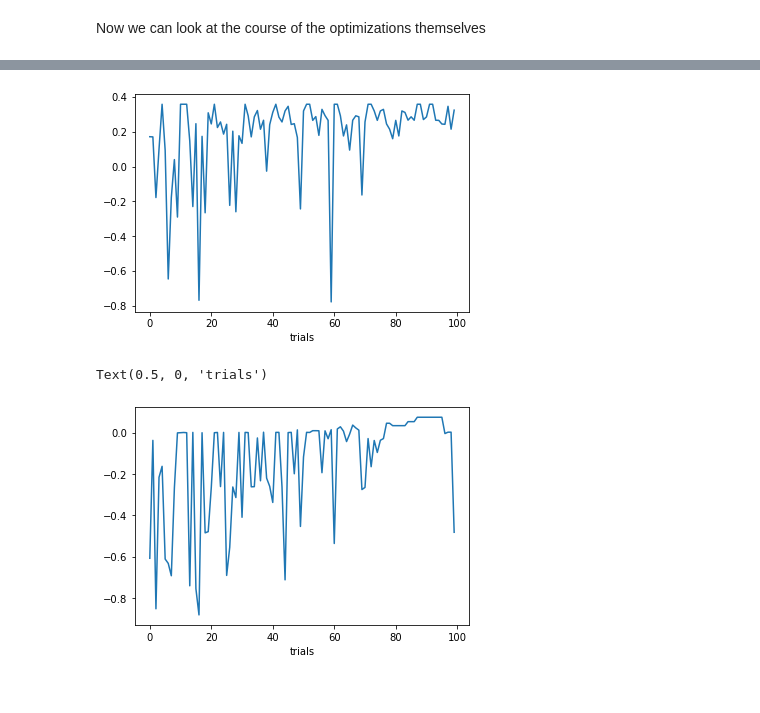
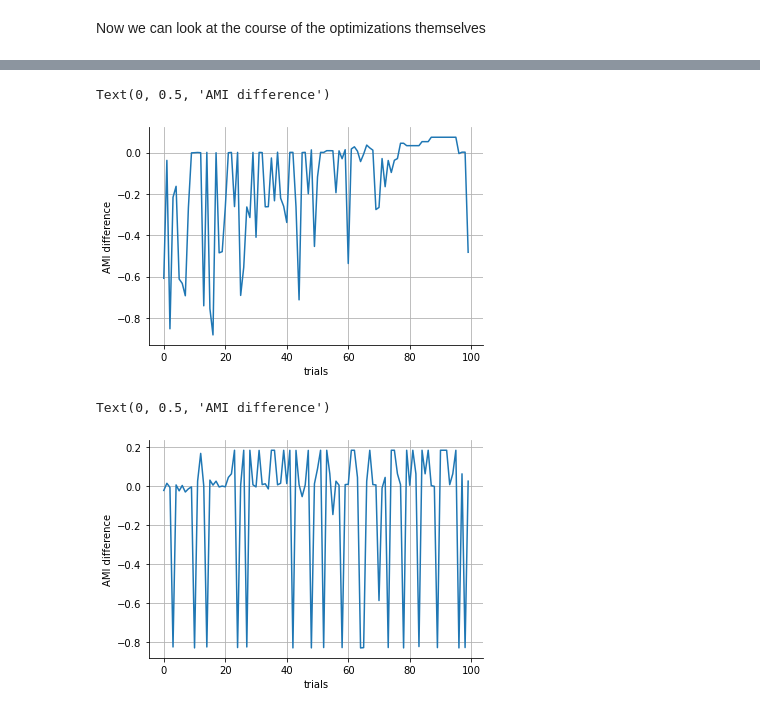
Before and after one commit to thullmann/overoptimism-clust-algo, a Jupyter notebook: notebooks/Optimizations/Optuna_Results_Analysis.ipynb, the cells around one changed output, grey strips where cells are left out. Cells and saved outputs as stored; diff of their text form; code cells hidden in the pictures.

```diff
--- a/notebooks/Optimizations/Optuna_Results_Analysis.ipynb
+++ b/notebooks/Optimizations/Optuna_Results_Analysis.ipynb
@@ -145,3 +146,13 @@ Now we can look at the course of the optimizations themselves
 df1 = two_moons_study.trials_dataframe(attrs=("number", "value", "params", "state"))
 df2 = blobs_study.trials_dataframe(attrs=("number", "value", "params", "state"))
 df3 = ring_study.trials_dataframe(attrs=("number", "value", "params", "state"))
+# %%
+plt.rcParams['axes.grid'] = True
+plt.rcParams['axes.spines.top'] = False
+plt.rcParams['axes.spines.right'] = False
+plt.rcParams['axes.spines.bottom'] = True
+plt.rcParams['axes.spines.left'] = True
+df1['value'].plot()
+plt.xlabel('trials')
+plt.ylabel('AMI difference')
+plt.savefig('moons_verlauf.png')
@@ -148,11 +161,14 @@ df3 = ring_study.trials_dataframe(attrs=("number", "value", "params", "state"))
 # %%
-df1['value'].plot()
+df2['value'].plot()
 plt.xlabel('trials')
+plt.ylabel('AMI difference')
 # %% [output]
+Text(0, 0.5, 'AMI difference')
-[figure, old version]
+[figure, new version]
 # %%
-df2['value'].plot()
+df3['value'].plot()
 plt.xlabel('trials')
+plt.ylabel('AMI difference')
 # %% [output]
-Text(0.5, 0, 'trials')
+Text(0, 0.5, 'AMI difference')
-[figure, old version]
+[figure, new version]
```
Also changed, not shown: parts of 7 cells of this notebook, 21 other files.
